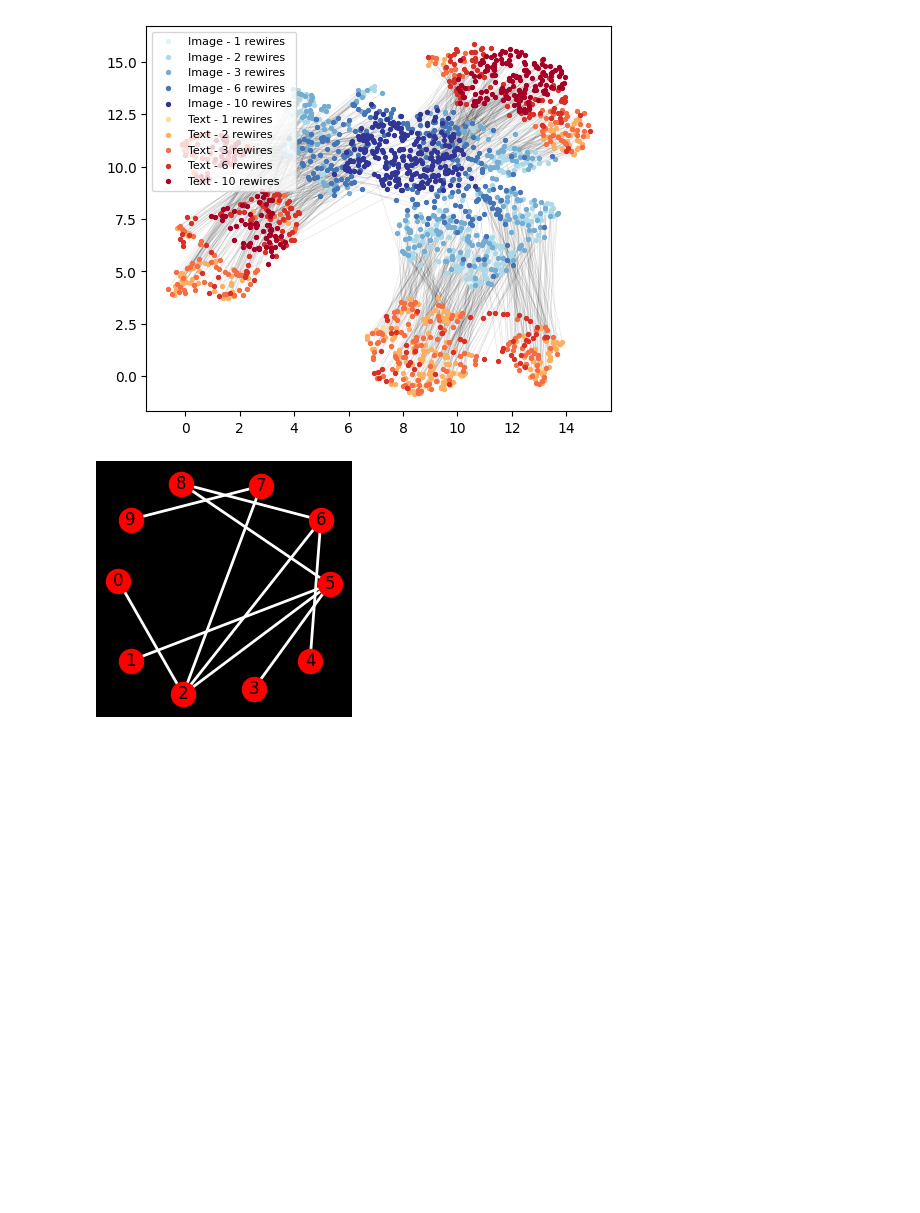
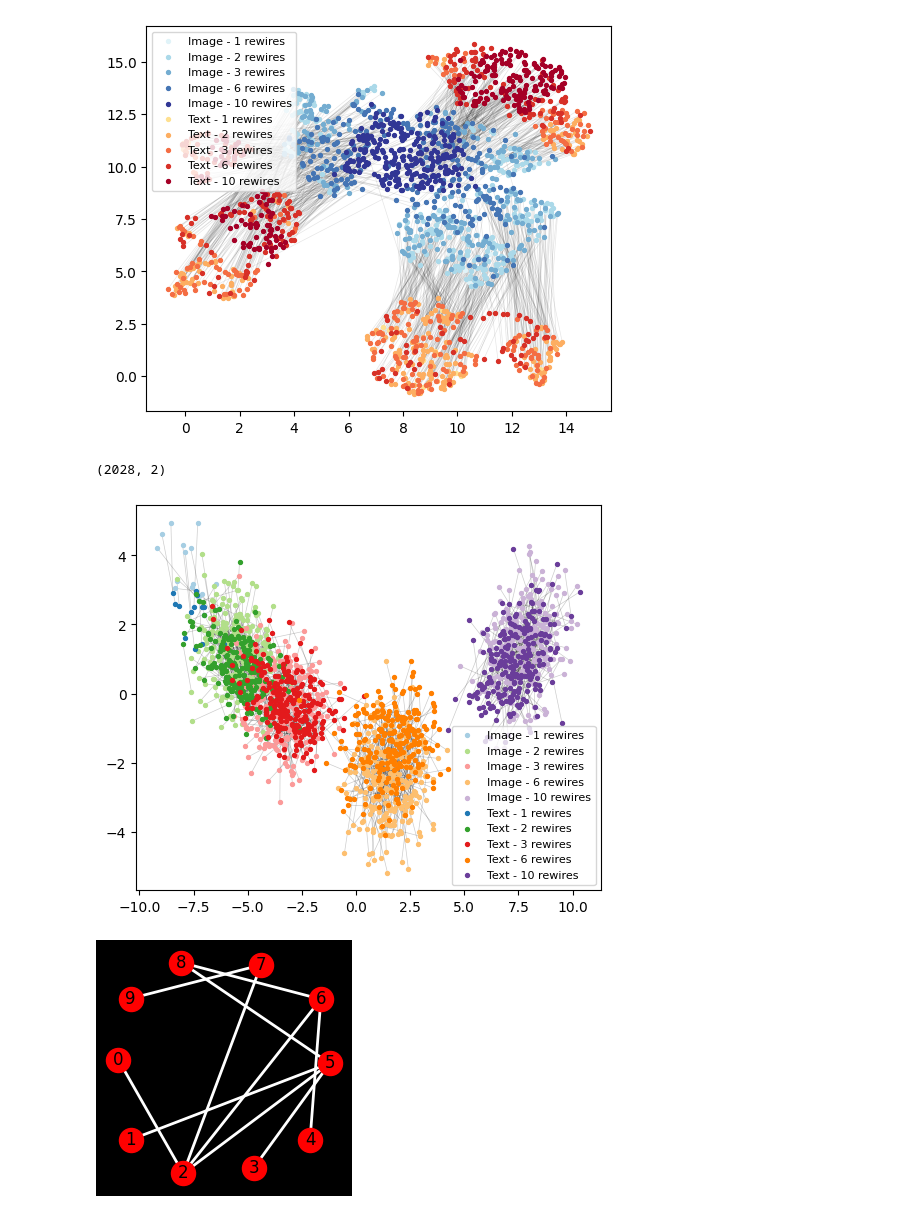
Before and after one commit to Krayth/TCC-graphs-CLIP-test2, a Jupyter notebook: Treinamento-Watts-Strogatz.ipynb, the cells around one changed output. Cells and saved outputs as stored; diff of their text form; code cells hidden in the pictures; blank space fills up the shorter version.

```diff
--- a/Treinamento-Watts-Strogatz.ipynb
+++ b/Treinamento-Watts-Strogatz.ipynb
@@ -743,9 +743,11 @@ def plot_scatter(proj_data, class_names, num_items_per_class, figsize=(6,5), out
     BLUES2 = ['#e0f3f8','#abd9e9','#74add1','#4575b4','#313695']
     ORANGES = ['#fff2e6', '#ffd3ad', '#ffb070', '#ff8833', '#e66800']
     REDS = ['#fee090', '#fdae61', '#f46d43', '#d73027', '#a50026']
+    PAIRS = ['#a6cee3','#b2df8a','#fb9a99','#fdbf6f','#cab2d6']
+    PAIRS2 = ['#1f78b4','#33a02c', '#e31a1c', '#ff7f00', '#6a3d9a']
 
-    palette1 = BLUES2
-    palette2 = REDS
+    palette1 = PAIRS
+    palette2 = PAIRS2
 
     fig, ax = plt.subplots(figsize=figsize)
     start_idx = 0
@@ -768,7 +770,7 @@ def plot_scatter(proj_data, class_names, num_items_per_class, figsize=(6,5), out
     for idx, class_name in enumerate(class_names):
         end_idx = start_idx + num_items_per_class[idx]
         segments = list(zip(proj_data[start_idx:end_idx], proj_data[shift+start_idx:shift+end_idx]))
-        line_collection = LineCollection(segments, colors="k", linewidths=0.5, zorder=0, alpha=0.1)
+        line_collection = LineCollection(segments, colors="k", linewidths=0.5, zorder=0, alpha=0.2)
         ax.add_collection(line_collection)
         start_idx = end_idx
 
@@ -794,6 +796,31 @@ proj_data = project_data(image_embs_valid, text_embs_valid, n_neighbors=15, min_
 plot_scatter(proj_data, class_names, num_items_per_class, output_plot="umap_valid_semdropbatch_50epoch.pdf")
 # %% [output]
 [figure]
+# %%
+from sklearn.discriminant_analysis import LinearDiscriminantAnalysis as LDA
+
+#proporcoes = np.array([56, 1000, 1000, 1000, 1000])
+proporcoes = np.array([14, 250, 250, 250, 250])
+n = len(proporcoes)
+labels =[]
+
+for idx, p in enumerate(proporcoes):
+    labels.extend([idx]*p)
+
+labels = labels+labels
+
+embeddings = torch.cat((image_embs_valid.detach().cpu(), text_embs_valid.detach().cpu()), dim=0)
+lda = LDA(n_components=2)
+features = lda.fit_transform(embeddings, labels)
+features.shape
+# %% [output]
+(2028, 2)
+# %%
+plot_scatter(features, class_names, proporcoes,
+             output_plot="LDA_valid.pdf"
+             )
+# %% [output]
+[figure, added]
 # %%
 ds = get_dataset_train("../Graphs/watts-strogatz-train/images", "../Graphs/watts-strogatz-train/edgelists.json", split=0)
 # %%
```
Also changed, not shown: parts of 4 cells of this notebook.
